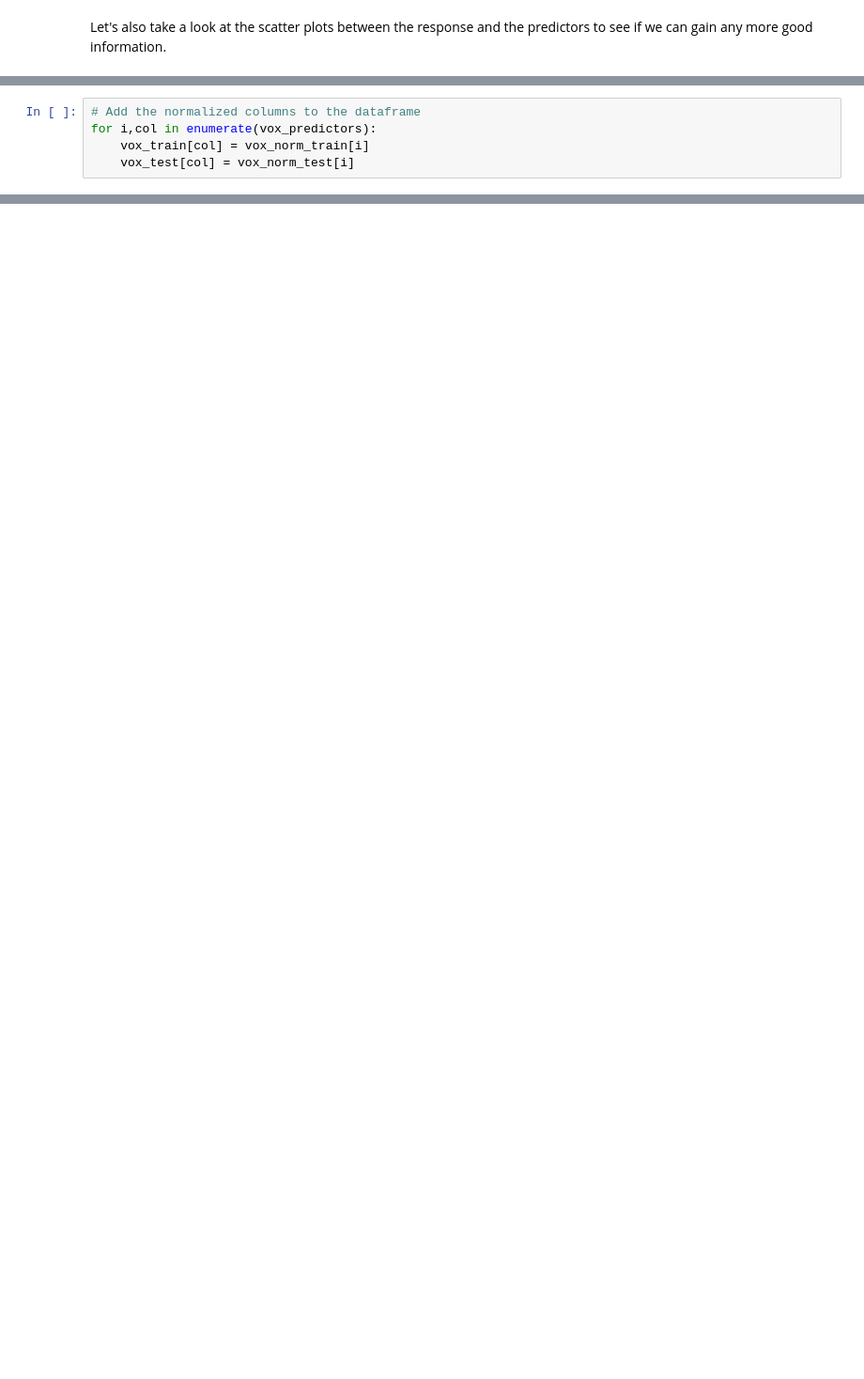
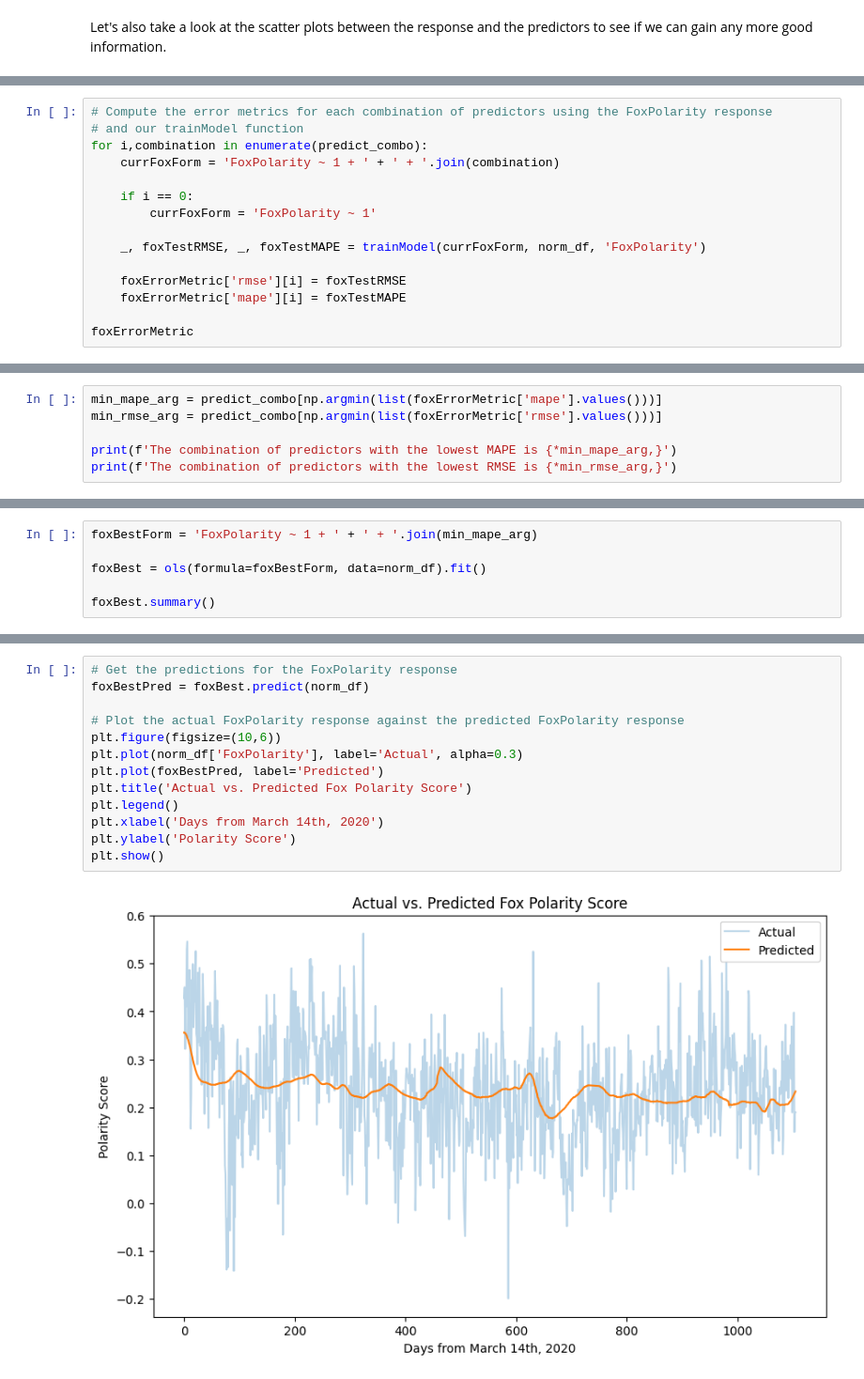
Before and after one commit to TekinGunasar/naan, a Jupyter notebook: johns section with regression.ipynb, the cells around one changed output, grey strips where cells are left out. Shown at 94% size. Drawn from its saved outputs; the diff is of its cells as text; blank space fills up the shorter version.

```diff
--- a/johns section with regression.ipynb
+++ b/johns section with regression.ipynb
@@ -1118,5 +1022,0 @@ vox_norm_test = [z_transform(col,vox_test) for col in vox_predictors]
-# %%
-# Add the normalized columns to the dataframe
-for i,col in enumerate(vox_predictors):
-    vox_train[col] = vox_norm_train[i]
-    vox_test[col] = vox_norm_test[i]
@@ -1172,0 +1023,15 @@ Following similarly in suit, let's split the Vox data into a training and testin
+# %%
+# Compute the error metrics for each combination of predictors using the FoxPolarity response
+# and our trainModel function
+for i,combination in enumerate(predict_combo):
+    currFoxForm = 'FoxPolarity ~ 1 + ' + ' + '.join(combination)
+
+    if i == 0:
+        currFoxForm = 'FoxPolarity ~ 1'
+
+    _, foxTestRMSE, _, foxTestMAPE = trainModel(currFoxForm, norm_df, 'FoxPolarity')
+
+    foxErrorMetric['rmse'][i] = foxTestRMSE
+    foxErrorMetric['mape'][i] = foxTestMAPE
+
+foxErrorMetric
@@ -1172,0 +1056,6 @@ Following similarly in suit, let's split the Vox data into a training and testin
+# %%
+min_mape_arg = predict_combo[np.argmin(list(foxErrorMetric['mape'].values()))]
+min_rmse_arg = predict_combo[np.argmin(list(foxErrorMetric['rmse'].values()))]
+
+print(f'The combination of predictors with the lowest MAPE is {*min_mape_arg,}')
+print(f'The combination of predictors with the lowest RMSE is {*min_rmse_arg,}')
@@ -1172,0 +1120,6 @@ Following similarly in suit, let's split the Vox data into a training and testin
+# %%
+foxBestForm = 'FoxPolarity ~ 1 + ' + ' + '.join(min_mape_arg)
+
+foxBest = ols(formula=foxBestForm, data=norm_df).fit()
+
+foxBest.summary()
@@ -1172,0 +1150,15 @@ Following similarly in suit, let's split the Vox data into a training and testin
+# %%
+# Get the predictions for the FoxPolarity response
+foxBestPred = foxBest.predict(norm_df)
+
+# Plot the actual FoxPolarity response against the predicted FoxPolarity response
+plt.figure(figsize=(10,6))
+plt.plot(norm_df['FoxPolarity'], label='Actual', alpha=0.3)
+plt.plot(foxBestPred, label='Predicted')
+plt.title('Actual vs. Predicted Fox Polarity Score')
+plt.legend()
+plt.xlabel('Days from March 14th, 2020')
+plt.ylabel('Polarity Score')
+plt.show()
+# %% [output]
+[figure, added]
```
Also changed, not shown: parts of 146 cells of this notebook, 5 other files.
